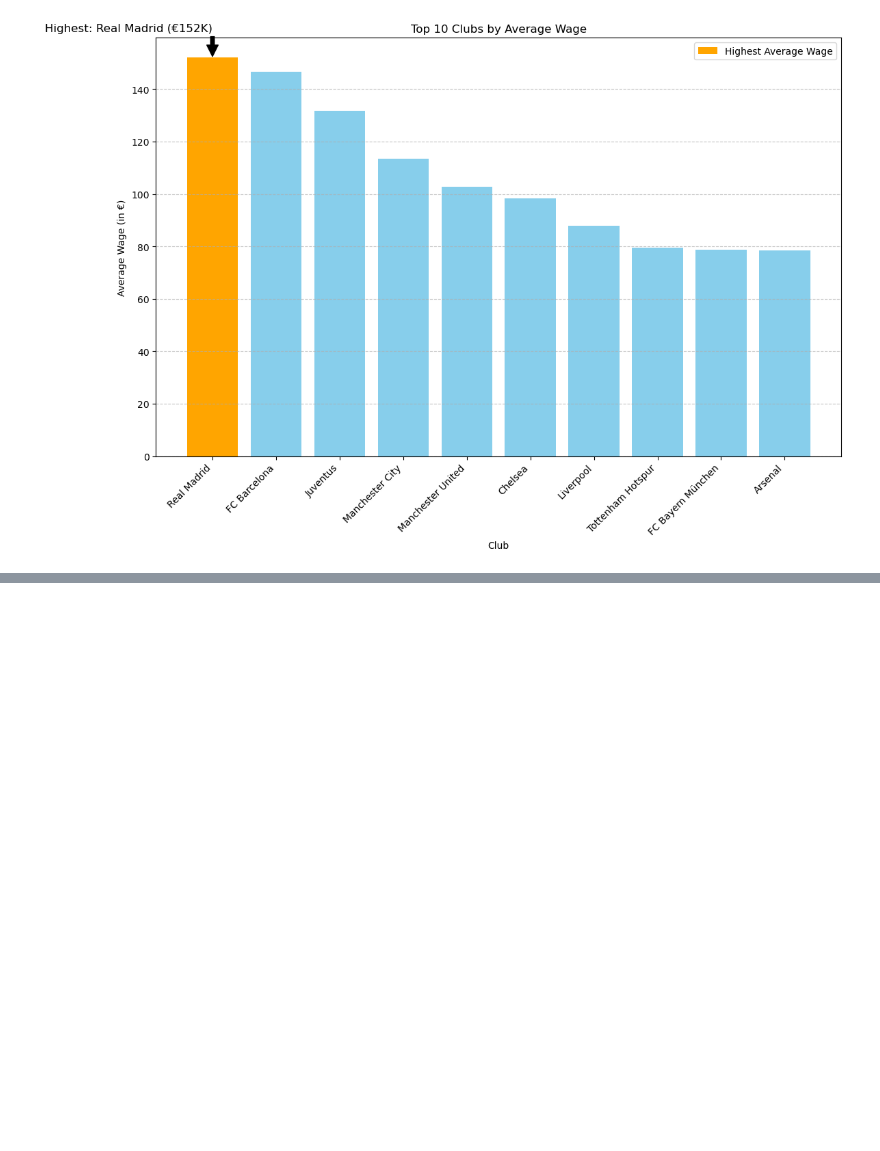
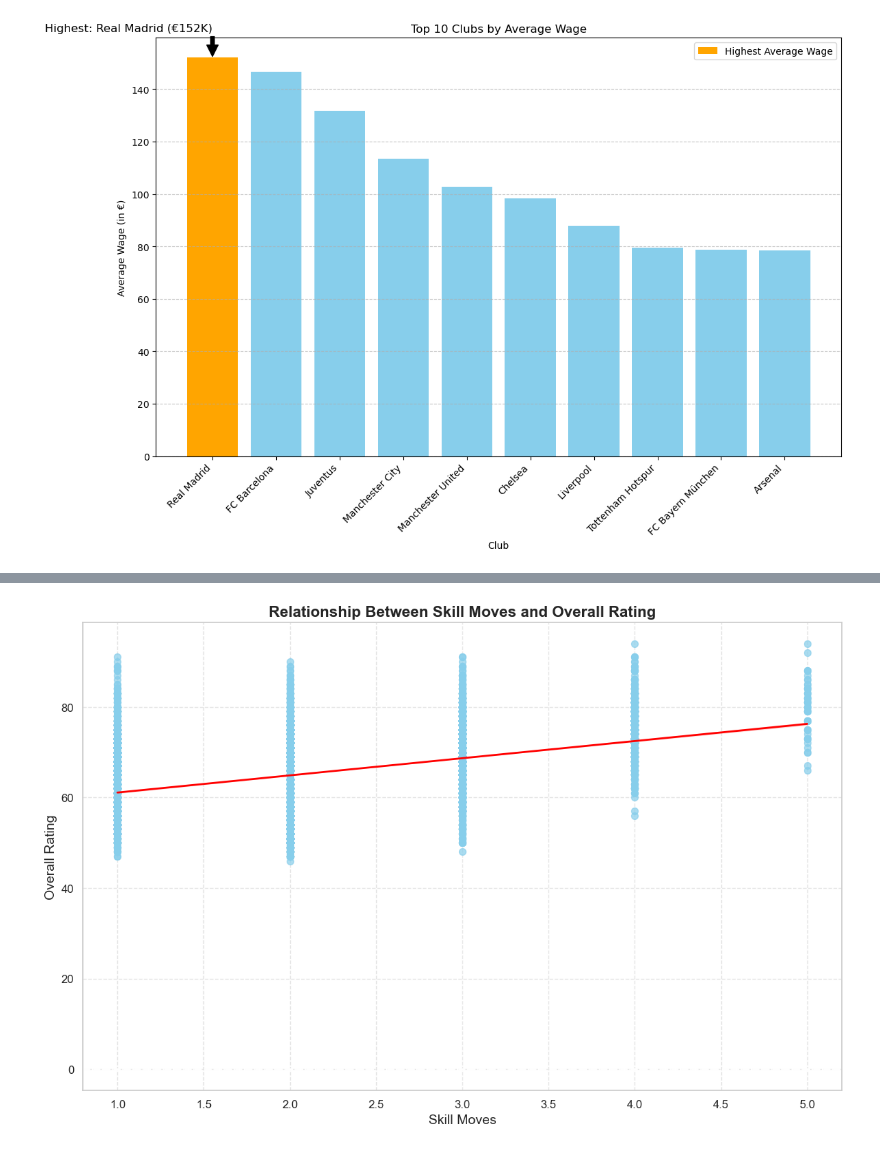
Before and after one commit to chrishunt11/Fifa_Fun, a Jupyter notebook: Fifa Fun.ipynb, the cells around one changed output, grey strips where cells are left out. Saved outputs shown, nothing was run; the diff lists cells and outputs as text; code cells hidden in the pictures; blank space fills up the shorter version.

```diff
--- a/Fifa Fun.ipynb
+++ b/Fifa Fun.ipynb
@@ -243,0 +280,28 @@ plt.show()
+# %%
+import matplotlib.pyplot as plt
+import seaborn as sns
+
+# Set style for better aesthetics
+sns.set(style="whitegrid", font_scale=1.2)
+
+# Scatter plot with regression line
+plt.figure(figsize=(12, 8))
+sns.regplot(x='Skill Moves', y='Overall', data=df, scatter_kws={'s': 50, 'alpha': 0.7, 'color': 'skyblue'},
+            line_kws={'color': 'red', 'linewidth': 2})
+plt.title('Relationship Between Skill Moves and Overall Rating', fontsize=16, fontweight='bold')
+plt.xlabel('Skill Moves', fontsize=14)
+plt.ylabel('Overall Rating', fontsize=14)
+plt.xticks(fontsize=12)
+plt.yticks(fontsize=12)
+plt.grid(axis='both', linestyle='--', alpha=0.5)
+
+# Add a subtle background color
+plt.axhline(0, color='white', linewidth=2, linestyle='--')
+
+# Tighten layout for better presentation
+plt.tight_layout()
+
+# Show the plot
+plt.show()
+# %% [output]
+[figure, added]
```
Also changed, not shown: parts of 17 cells of this notebook.
